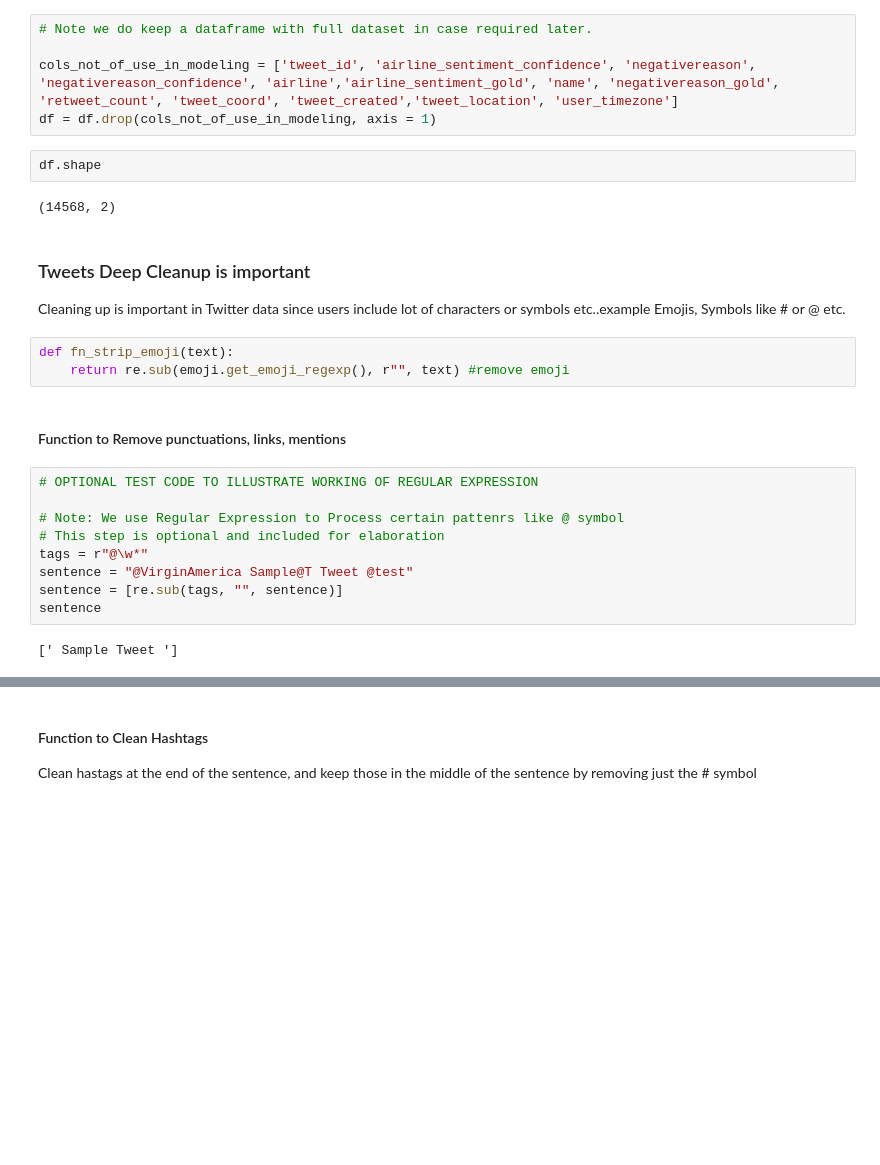
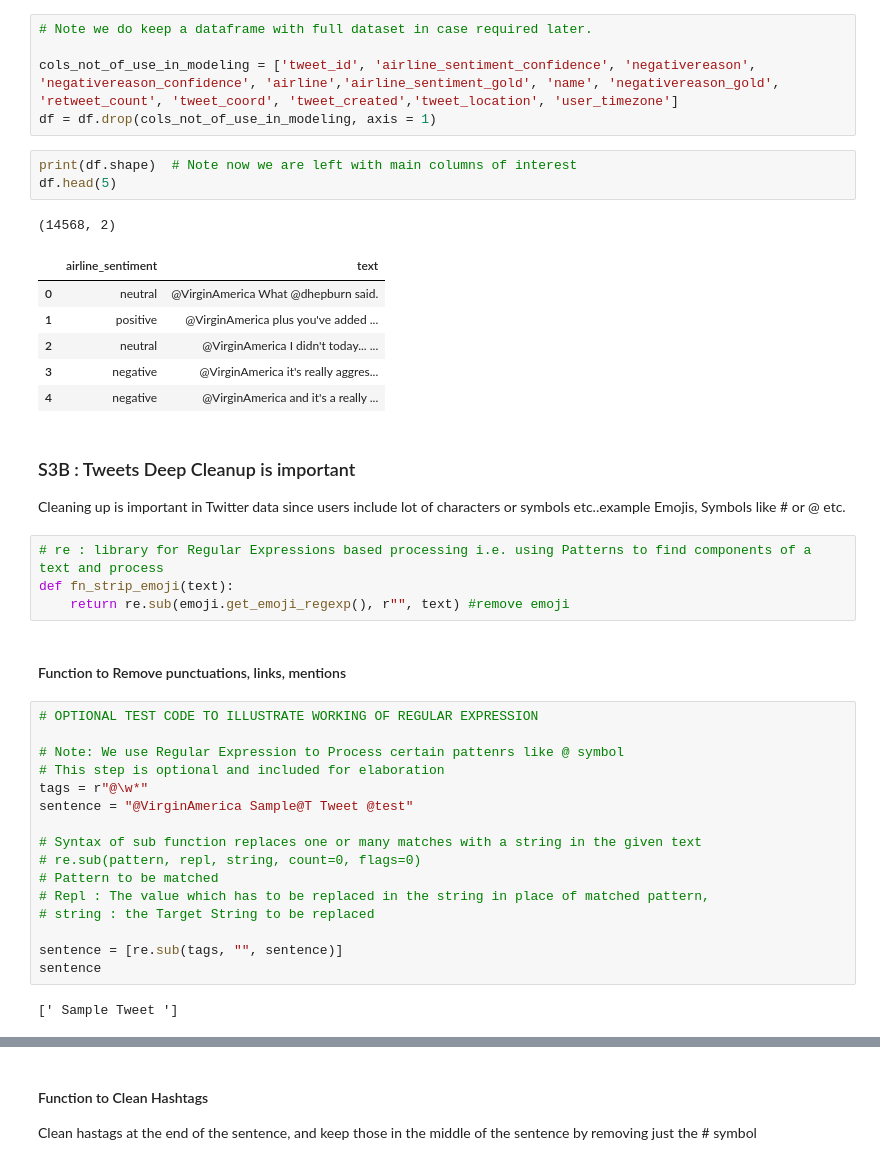
Before and after one commit to stbalaji/AIForBusinessDLNLP, a Jupyter notebook: 06AIForBusiness_NLPEndToEnd_USAirlineSentimentAnalysis.ipynb, the cells around one changed output, grey strips where cells are left out. Cells and saved outputs as stored; diff of their text form; blank space fills up the shorter version.

```diff
--- a/06AIForBusiness_NLPEndToEnd_USAirlineSentimentAnalysis.ipynb
+++ b/06AIForBusiness_NLPEndToEnd_USAirlineSentimentAnalysis.ipynb
@@ -173,14 +194,23 @@ Count of Duplicate Rows : (36, 15)
 
 cols_not_of_use_in_modeling = ['tweet_id', 'airline_sentiment_confidence', 'negativereason', 'negativereason_confidence', 'airline','airline_sentiment_gold', 'name', 'negativereason_gold', 'retweet_count', 'tweet_coord', 'tweet_created','tweet_location', 'user_timezone']
 df = df.drop(cols_not_of_use_in_modeling, axis = 1)
-# %%
-df.shape
-# %% [output]
-(14568, 2)
+# %%
+print(df.shape)  # Note now we are left with main columns of interest
+df.head(5)
+# %% [output]
+(14568, 2)
+|  | airline_sentiment | text |
+| 0 | neutral | @VirginAmerica What @dhepburn said. |
+| 1 | positive | @VirginAmerica plus you've added ... |
+| 2 | neutral | @VirginAmerica I didn't today... ... |
+| 3 | negative | @VirginAmerica it's really aggres... |
+| 4 | negative | @VirginAmerica and it's a really ... |
 # %% [markdown]
-### Tweets Deep Cleanup is important
+### S3B : Tweets Deep Cleanup is important
+
 Cleaning up is important in Twitter data since users include lot of characters or symbols etc..example Emojis, Symbols like # or @ etc.
 # %%
+# re : library for Regular Expressions based processing i.e. using Patterns to find components of a text and process
 def fn_strip_emoji(text):
     return re.sub(emoji.get_emoji_regexp(), r"", text) #remove emoji
 # %% [markdown]
@@ -192,6 +222,13 @@ def fn_strip_emoji(text):
 # This step is optional and included for elaboration
 tags = r"@\w*"
 sentence = "@VirginAmerica Sample@T Tweet @test"
+
+# Syntax of sub function replaces one or many matches with a string in the given text
+# re.sub(pattern, repl, string, count=0, flags=0)
+# Pattern to be matched
+# Repl : The value which has to be replaced in the string in place of matched pattern,
+# string : the Target String to be replaced
+
 sentence = [re.sub(tags, "", sentence)]
 sentence
 # %% [output]
```
Also changed, not shown: parts of 45 cells of this notebook.
